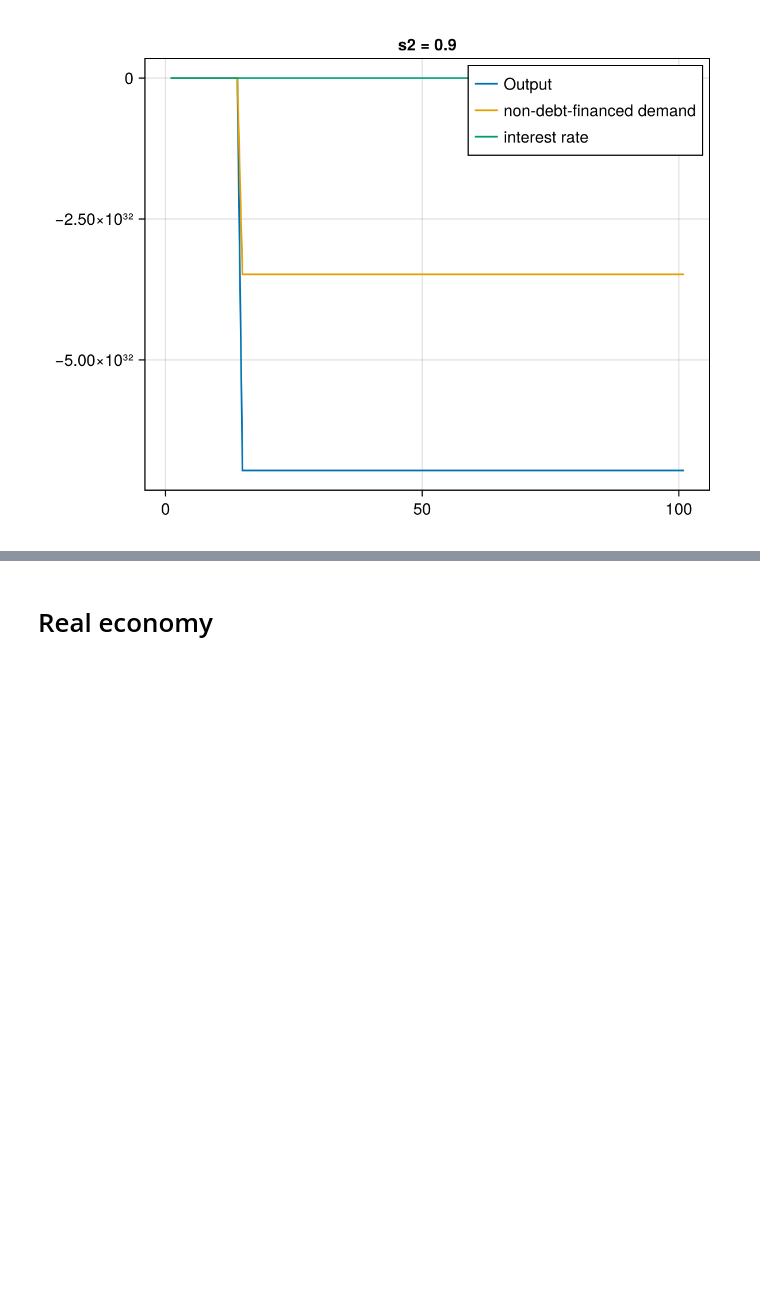
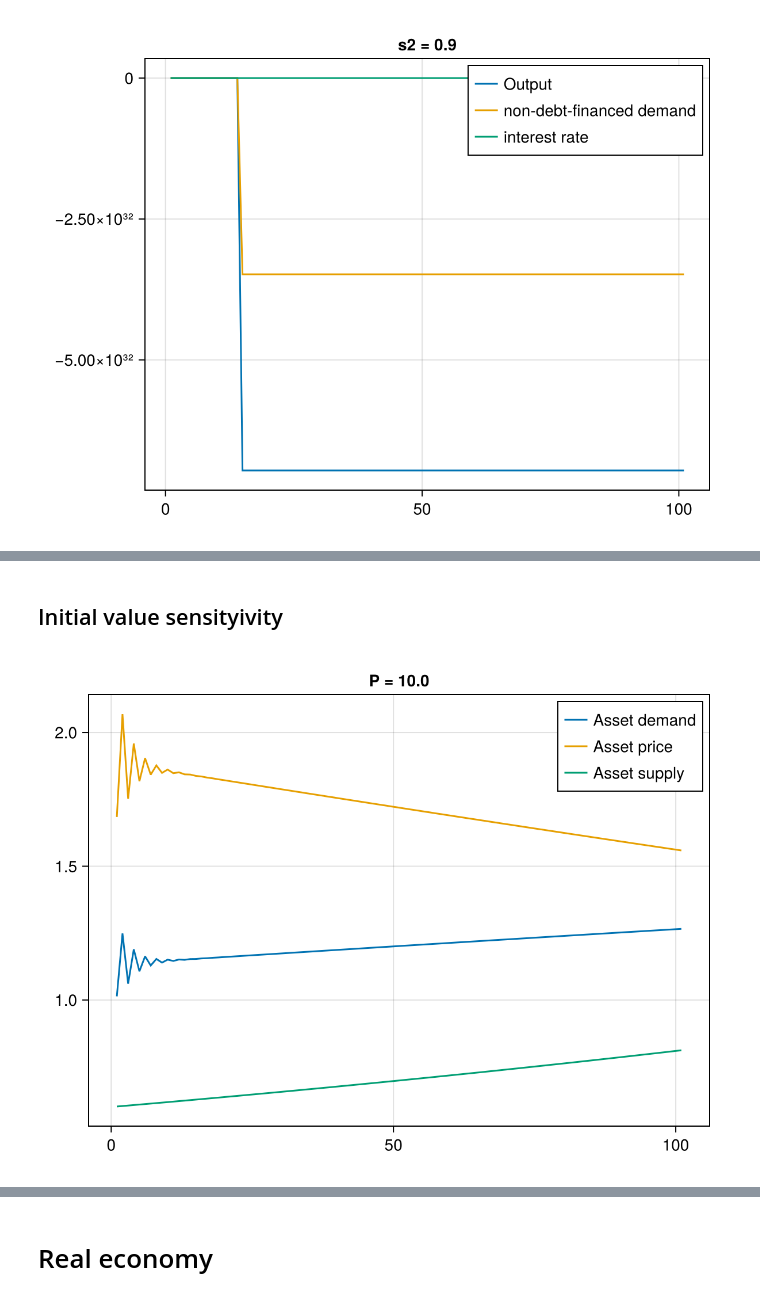
Before and after one commit to theplatters/PKAssetPrices, a Jupyter notebook: notebooks/PlotsForDynamicModelCFeedback.ipynb, the cells around one changed output, grey strips where cells are left out. Cells and saved outputs as stored; diff of their text form; code cells hidden in the pictures; blank space fills up the shorter version.

Commit message:
Implemented plots for initial vals

```diff
--- a/notebooks/PlotsForDynamicModelCFeedback.ipynb
+++ b/notebooks/PlotsForDynamicModelCFeedback.ipynb
@@ -123,0 +134,10 @@ Plotting.create_gif(model = Dynamic.WorkingModel,
+# %% [markdown]
+## Initial value sensityivity
+# %%
+
+Plotting.create_gif_init_vars(model = Dynamic.WorkingModel,
+        init_var_name = :P,
+        init_var_range = range(0.5, 10, length = 100),
+        filename = "../plots/working_model_P_animation.gif")
+# %% [output]
+[figure, added]
```
Also changed, not shown: parts of 10 cells of this notebook, 4 other files.
